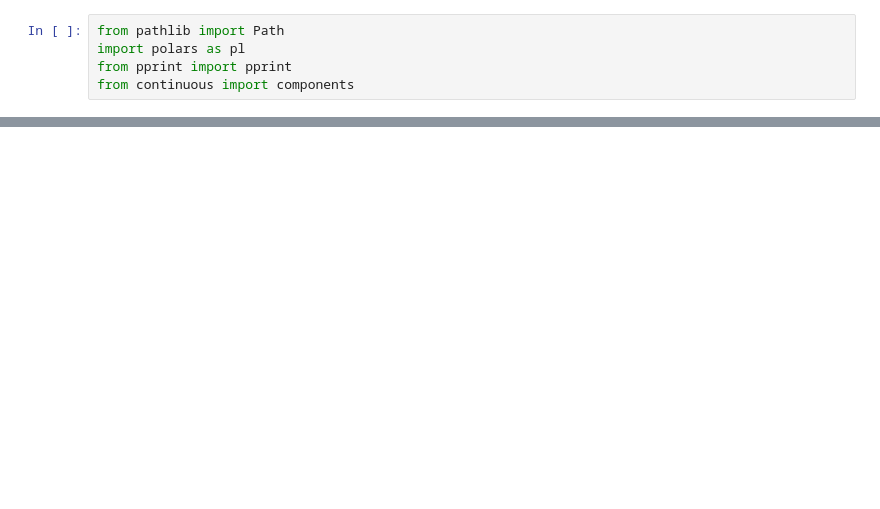
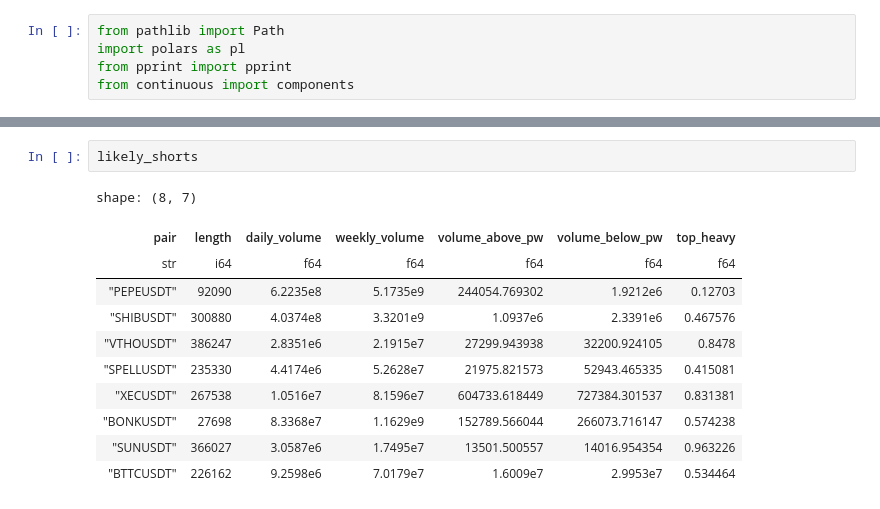
Before and after one commit to codebiscuits/modular_trader, a Jupyter notebook: continuous/analyse_pairs_data.ipynb, the cells around one changed output, grey strips where cells are left out. Saved outputs shown, nothing was run; the diff lists cells and outputs as text; blank space fills up the shorter version.

```diff
--- a/continuous/analyse_pairs_data.ipynb
+++ b/continuous/analyse_pairs_data.ipynb
@@ -32,0 +142,14 @@ choose_by_length(0, 100)
+# %%
+likely_shorts
+# %% [output]
+shape: (8, 7)
+| pair | length | daily_volume | weekly_volume | volume_above_pw | volume_below_pw | top_heavy |
+| str | i64 | f64 | f64 | f64 | f64 | f64 |
+| "PEPEUSDT" | 92090 | 6.2235e8 | 5.1735e9 | 244054.769302 | 1.9212e6 | 0.12703 |
+| "SHIBUSDT" | 300880 | 4.0374e8 | 3.3201e9 | 1.0937e6 | 2.3391e6 | 0.467576 |
+| "VTHOUSDT" | 386247 | 2.8351e6 | 2.1915e7 | 27299.943938 | 32200.924105 | 0.8478 |
+| "SPELLUSDT" | 235330 | 4.4174e6 | 5.2628e7 | 21975.821573 | 52943.465335 | 0.415081 |
+| "XECUSDT" | 267538 | 1.0516e7 | 8.1596e7 | 604733.618449 | 727384.301537 | 0.831381 |
+| "BONKUSDT" | 27698 | 8.3368e7 | 1.1629e9 | 152789.566044 | 266073.716147 | 0.574238 |
+| "SUNUSDT" | 366027 | 3.0587e6 | 1.7495e7 | 13501.500557 | 14016.954354 | 0.963226 |
+| "BTTCUSDT" | 226162 | 9.2598e6 | 7.0179e7 | 1.6009e7 | 2.9953e7 | 0.534464 |
```
Also changed, not shown: parts of 8 cells of this notebook, 5 other files.
